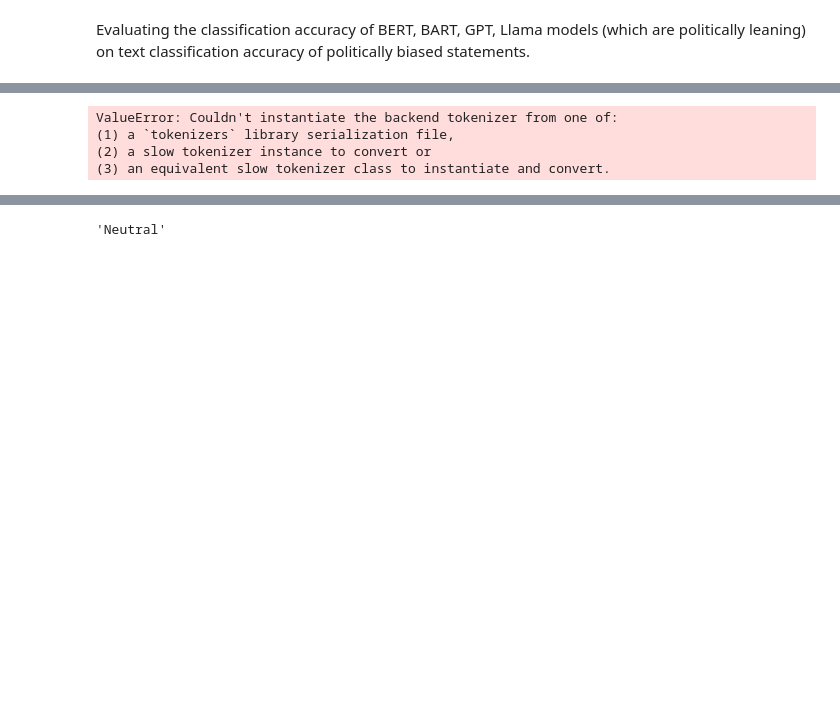
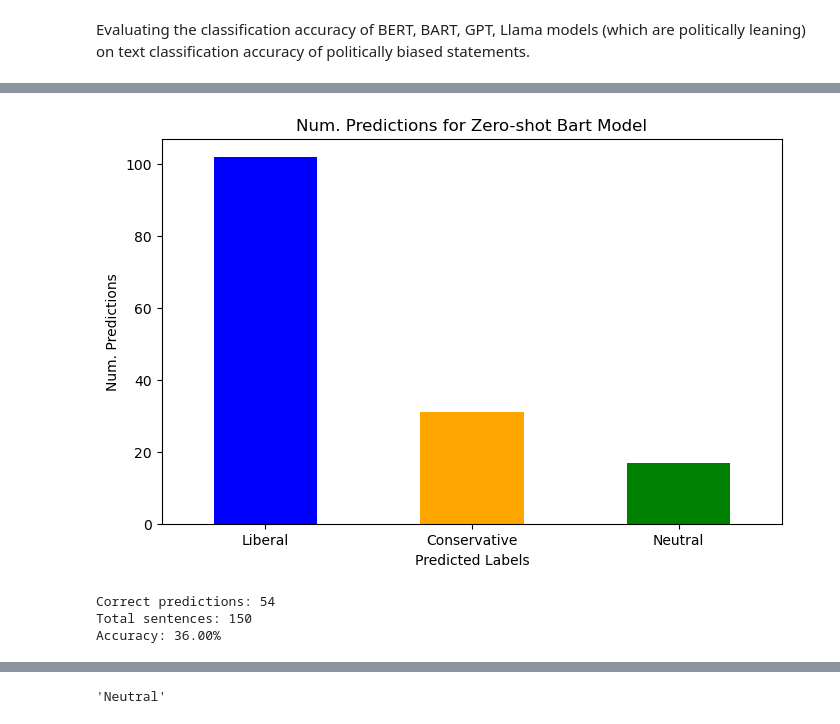
Before and after one commit to luhaza/pid-of-nlp-models, a Jupyter notebook: model_eval.ipynb, the cells around one changed output, grey strips where cells are left out. Cells and saved outputs as stored; diff of their text form; code cells hidden in the pictures; blank space fills up the shorter version.

```diff
--- a/model_eval.ipynb
+++ b/model_eval.ipynb
@@ -40,3 +50,25 @@ Name: 0, dtype: object Neutral
+# %%
+label_counts.plot(kind="bar", color=["blue", "orange", "green"], figsize=(8, 5))
+plt.title("Num. Predictions for Zero-shot Bart Model")
+plt.xlabel("Predicted Labels")
+plt.ylabel("Num. Predictions")
+plt.xticks(rotation=0)
+plt.show()
+# %% [output]
+[figure, added]
+# %%
+correct_predictions = (bart["predicted_label"] == bart["label"]).sum()
+
+total_sentences = len(bart)
+accuracy = correct_predictions / total_sentences
+
+print(f"Correct predictions: {correct_predictions}")
+print(f"Total sentences: {total_sentences}")
+print(f"Accuracy: {accuracy:.2%}")
+# %% [output]
+Correct predictions: 54
+Total sentences: 150
+Accuracy: 36.00%
 # %%
 # roberta and deberta, deberta out-performs roberta
 # cross-encoder/nli-deberta-v3-base
@@ -53,16 +85,4 @@ def classify_sentence(sentence):
 
 deberta["predicted_label"] = deberta["sentence"].apply(classify_sentence)
 
-correct_predictions = (deberta["predicted_label"] == deberta["label"]).sum()
-
-total_sentences = len(deberta)
-accuracy = correct_predictions / total_sentences
-
-print(f"Correct predictions: {correct_predictions}")
-print(f"Total sentences: {total_sentences}")
-print(f"Accuracy: {accuracy:.2%}")
+label_counts_deberta = deberta["predicted_label"].value_counts()
-# %% [output]
-ValueError: Couldn't instantiate the backend tokenizer from one of:
-(1) a `tokenizers` library serialization file,
-(2) a slow tokenizer instance to convert or
-(3) an equivalent slow tokenizer class to instantiate and convert.
```
Also changed, not shown: parts of 5 cells of this notebook, 1 other file.
